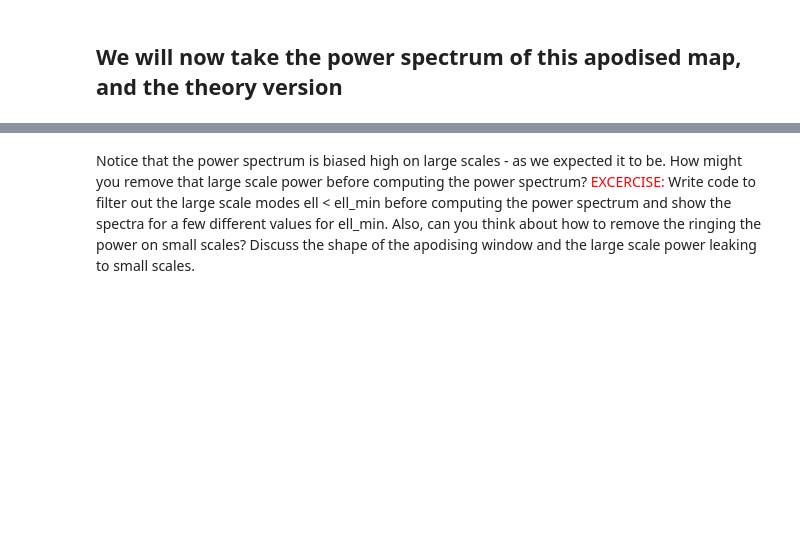
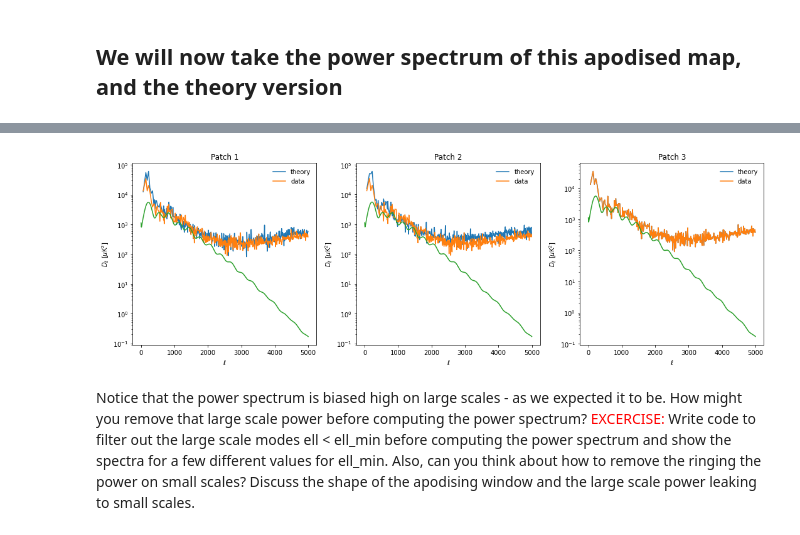
Before and after one commit to DEboy2007/CMBPaper, a Jupyter notebook: CMBSummerSchool/CMB_School_Part_06.ipynb, the cells around one changed output, grey strips where cells are left out. Cells and saved outputs as stored; diff of their text form; code cells hidden in the pictures; blank space fills up the shorter version.

```diff
--- a/CMBSummerSchool/CMB_School_Part_06.ipynb
+++ b/CMBSummerSchool/CMB_School_Part_06.ipynb
@@ -149,3 +185,58 @@ plt.show()
+# %%
+# Combine 3 graphs side-by-side
+plt.figure(figsize=(15,5))
+plt.subplot(131)
+binned_ell_theory, binned_spectrum_theory = \
+    calculate_2d_spectrum(apodized_maps[0],delta_ell,ell_max,pix_size,N)
+binned_ell_dat, binned_spectrum_dat = \
+    calculate_2d_spectrum(apodized_map,delta_ell,ell_max,pix_size,N)
+plt.semilogy(binned_ell_theory,binned_spectrum_theory*\
+                 binned_ell_theory * (binned_ell_theory+1.)/2. / np.pi, label='theory')
+plt.semilogy(binned_ell_dat,binned_spectrum_dat*\
+                binned_ell_dat * (binned_ell_dat+1.)/2. / np.pi, label='data')
+leg = plt.legend()
+leg.draw_frame(False)
+plt.semilogy(ell,DlTT)
+plt.ylabel('$D_{\ell}$ [$\mu$K$^2$]')
+plt.xlabel('$\ell$')
+plt.title("Patch 1")
+
+plt.subplot(132)
+binned_ell_theory, binned_spectrum_theory = \
+    calculate_2d_spectrum(apodized_maps[1],delta_ell,ell_max,pix_size,N)
+binned_ell_dat, binned_spectrum_dat = \
+    calculate_2d_spectrum(apodized_map,delta_ell,ell_max,pix_size,N)
+plt.semilogy(binned_ell_theory,binned_spectrum_theory*\
+                 binned_ell_theory * (binned_ell_theory+1.)/2. / np.pi, label='theory')
+plt.semilogy(binned_ell_dat,binned_spectrum_dat*\
+                binned_ell_dat * (binned_ell_dat+1.)/2. / np.pi, label='data')
+leg = plt.legend()
+leg.draw_frame(False)
+plt.semilogy(ell,DlTT)
+plt.ylabel('$D_{\ell}$ [$\mu$K$^2$]')
+plt.xlabel('$\ell$')
+plt.title("Patch 2")
+
+plt.subplot(133)
+binned_ell_theory, binned_spectrum_theory = \
+    calculate_2d_spectrum(apodized_maps[2],delta_ell,ell_max,pix_size,N)
+binned_ell_dat, binned_spectrum_dat = \
+    calculate_2d_spectrum(apodized_map,delta_ell,ell_max,pix_size,N)
+plt.semilogy(binned_ell_theory,binned_spectrum_theory*\
+                 binned_ell_theory * (binned_ell_theory+1.)/2. / np.pi, label='theory')
+plt.semilogy(binned_ell_dat,binned_spectrum_dat*\
+                binned_ell_dat * (binned_ell_dat+1.)/2. / np.pi, label='data')
+leg = plt.legend()
+leg.draw_frame(False)
+plt.semilogy(ell,DlTT)
+plt.ylabel('$D_{\ell}$ [$\mu$K$^2$]')
+plt.xlabel('$\ell$')
+plt.title("Patch 3")
+
+plt.tight_layout()
+plt.show()
+# %% [output]
+[figure, added]
 # %% [markdown]
 Notice that the power spectrum is biased high on large scales - as we expected it to be.
 How might you remove that large scale power before computing the power spectrum?
```
Also changed, not shown: parts of 6 cells of this notebook, 1 other file.
